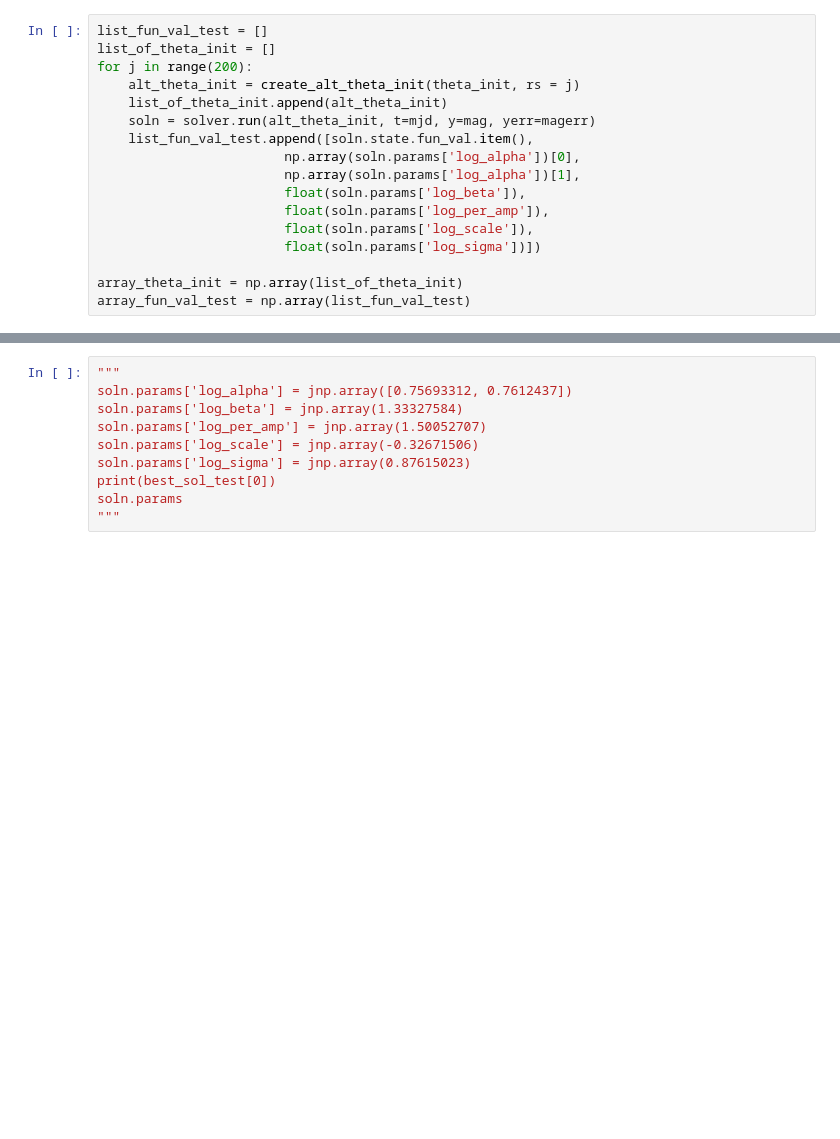
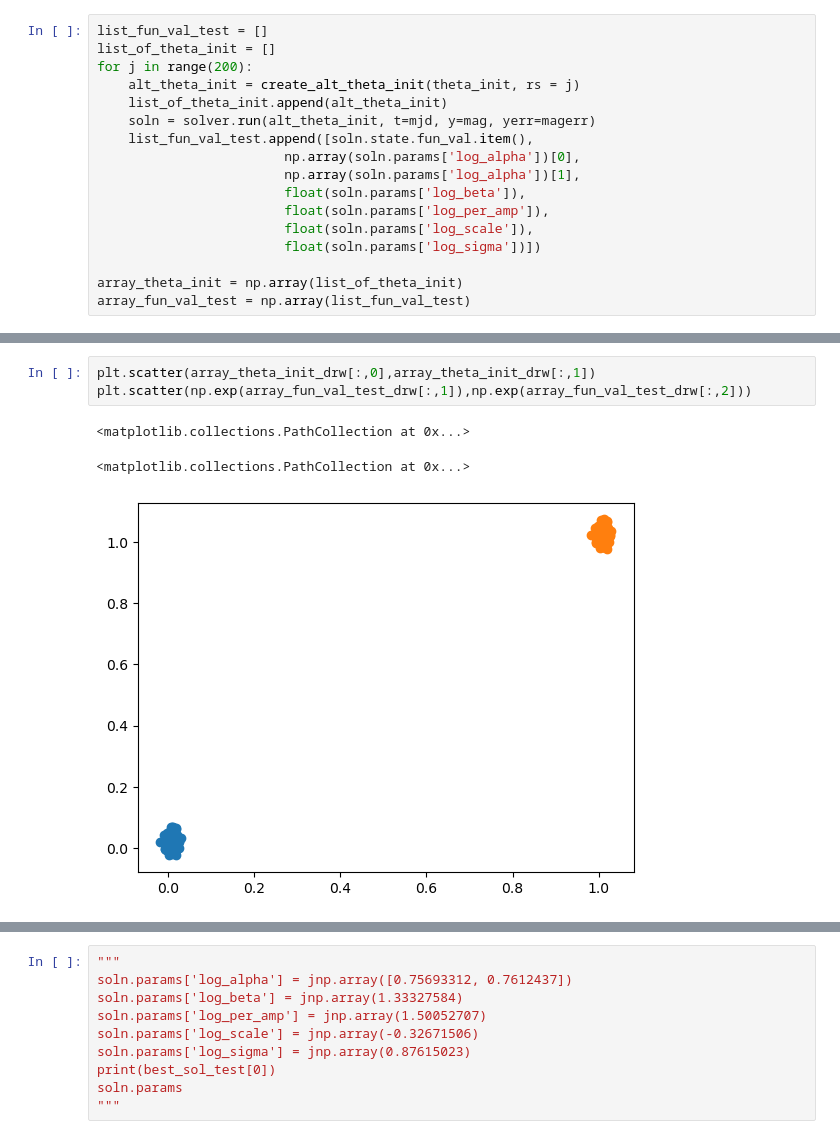
Before and after one commit to nevencaplar/epyc_notebooks, a Jupyter notebook: tiny_lsst2.ipynb, the cells around one changed output, grey strips where cells are left out. Drawn from its saved outputs; the diff is of its cells as text; blank space fills up the shorter version.

```diff
--- a/tiny_lsst2.ipynb
+++ b/tiny_lsst2.ipynb
@@ -442,0 +624,7 @@ alt_theta_init
+# %%
+plt.scatter(array_theta_init_drw[:,0],array_theta_init_drw[:,1])
+plt.scatter(np.exp(array_fun_val_test_drw[:,1]),np.exp(array_fun_val_test_drw[:,2]))
+# %% [output]
+<matplotlib.collections.PathCollection at 0x...>
+<matplotlib.collections.PathCollection at 0x...>
+[figure, added]
```
Also changed, not shown: parts of 35 cells of this notebook, 4 other files.
